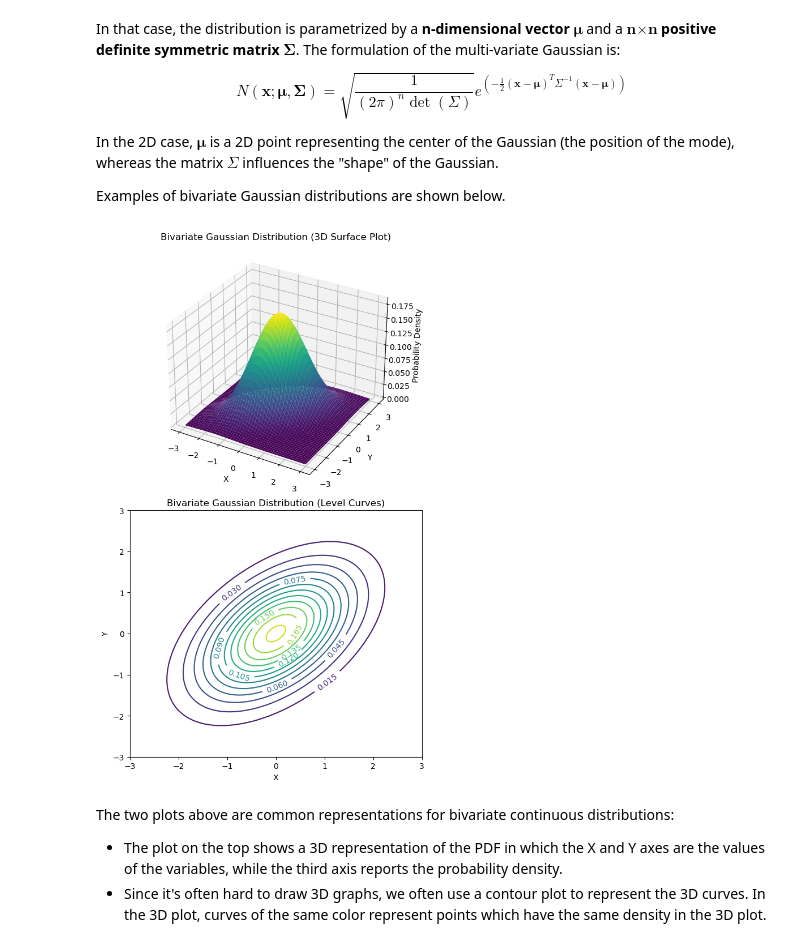
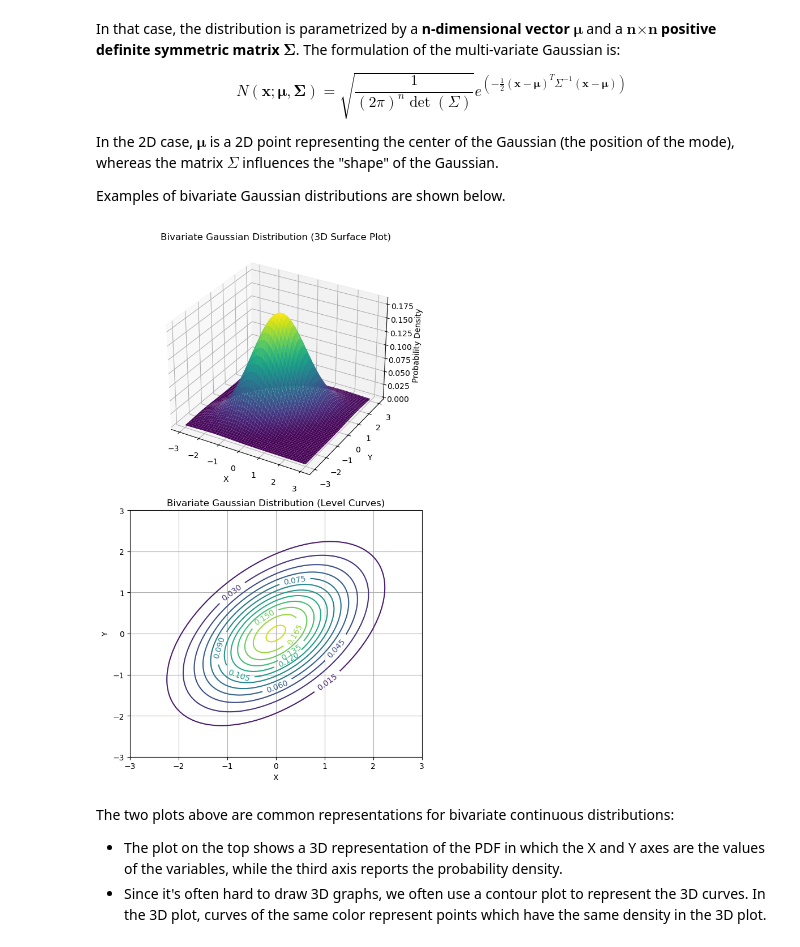
Before and after one commit to antoninofurnari/fadlecturenotes2526, a Jupyter notebook: _sources/lectures/05_data_distributions.ipynb, the cells around one changed output. Cells and saved outputs as stored; diff of their text form; code cells hidden in the pictures.

```diff
--- a/_sources/lectures/05_data_distributions.ipynb
+++ b/_sources/lectures/05_data_distributions.ipynb
@@ -830,34 +930,35 @@ mu = np.array([0, 0])  # Mean
 covariance_matrix = np.array([[1, 0.5], [0.5, 1]])  # Covariance matrix
 
 # Generate data points for the bivariate Gaussian distribution
 x, y = np.meshgrid(np.linspace(-3, 3, 100), np.linspace(-3, 3, 100))
 pos = np.dstack((x, y))
 pdf = multivariate_normal.pdf(pos, mean=mu, cov=covariance_matrix)
 
 # Create a 3D surface plot
 fig1 = plt.figure(figsize=(6, 10))
 ax1 = fig1.add_subplot(211, projection='3d')
 ax1.plot_surface(x, y, pdf, cmap='viridis')
 ax1.set_xlabel('X')
 ax1.set_ylabel('Y')
 ax1.set_zlabel('Probability Density')
 ax1.set_title('Bivariate Gaussian Distribution (3D Surface Plot)')
 
 # Create a contour plot with even ticks and level labels
 #fig2 = plt.figure(figsize=(6, 5))
 ax2 = fig1.add_subplot(212)
 contour = ax2.contour(x, y, pdf, locator=MaxNLocator(nbins=15), cmap='viridis')
 ax2.clabel(contour, inline=1, fontsize=10, fmt='%1.3f')  # Add level labels
 ax2.set_xlabel('X')
 ax2.set_ylabel('Y')
 ax2.set_title('Bivariate Gaussian Distribution (Level Curves)')
+ax2.grid(True)
 
 plt.tight_layout()
 
 # Show the plots
 plt.show()
 # %% [output]
-[figure, old version]
+[figure, new version]
 # %% [markdown]
 The two plots above are common representations for bivariate continuous distributions:
 * The plot on the top shows a 3D representation of the PDF in which the X and Y axes are the values of the variables, while the third axis reports the probability density.
```
Also changed, not shown: parts of 17 cells of this notebook, 16 other files.
